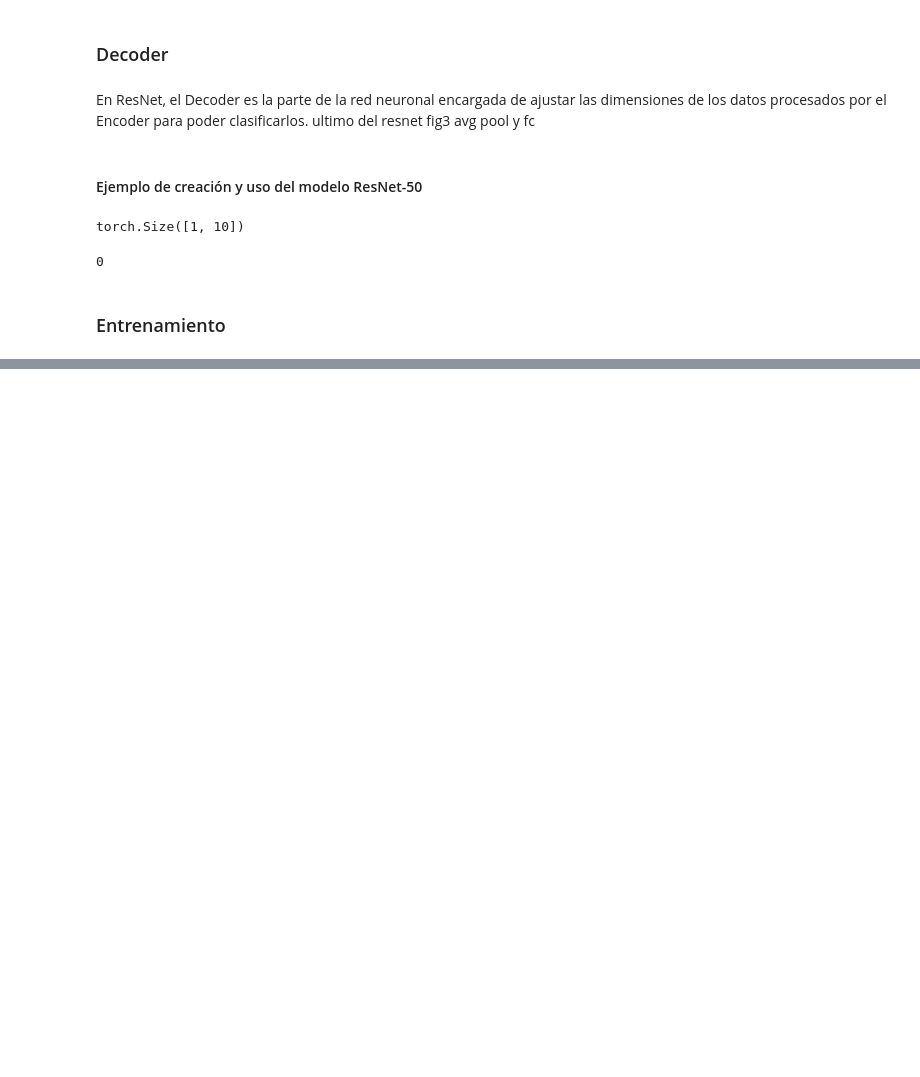
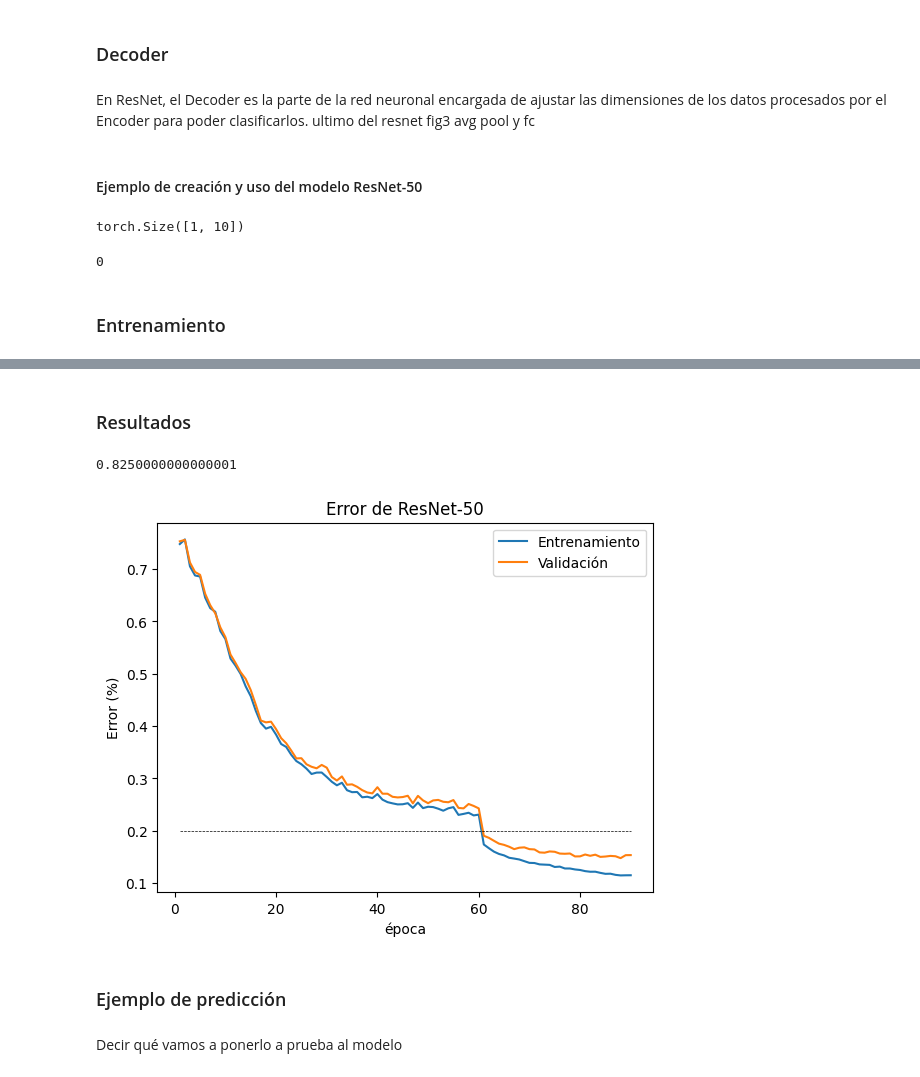
Before and after one commit to NathanKosoi/ConvNeXt-tesis, a Jupyter notebook: modelos/ResNet-50.ipynb, the cells around one changed output, grey strips where cells are left out. Cells and saved outputs as stored; diff of their text form; code cells hidden in the pictures; blank space fills up the shorter version.

```diff
--- a/modelos/ResNet-50.ipynb
+++ b/modelos/ResNet-50.ipynb
@@ -100,10 +100,10 @@ def data_loader(data_dir,
 
 # Aplicamos la función para cargar los datos de CIFAR-10, los guardamos en el directorio actual
 train_loader, valid_loader = data_loader(data_dir='./data',
-                                         batch_size=128)
+                                         batch_size=64)
 
 test_loader = data_loader(data_dir='./data',
-                              batch_size=128,
+                              batch_size=64,
                               test=True)
 cifar10_classes = ('plane', 'car', 'bird', 'cat', 'deer', 'dog', 'frog', 'horse', 'ship', 'truck')
 # %% [output]
@@ -287,14 +281,0 @@ test_accuracy = []
-# %%
-# hiperparámetros
-num_classes = 10
-num_epochs = 90
-
-model = ResNet(in_channels=3, n_classes = 10, stem_features=16, depths=[3,4,6,4], widths=[16, 32, 64, 128]).to(device)
-
-optimizer = optim.SGD(
-        params=model.parameters(),
-        lr=0.1,
-        momentum=0.9,
-        weight_decay=0.0001)
-criterion = nn.CrossEntropyLoss()
-lr_scheduler = torch.optim.lr_scheduler.CosineAnnealingLR(optimizer, T_max=90)
@@ -440,0 +387,5 @@ results
+# %%
+# repetimos 3 veces el experimento
+model1, training1, validation1, test1, loss1 = entrenamiento()
+model2, training2, validation2, test2, loss2 = entrenamiento()
+model3, training3, validation3, test3, loss3 = entrenamiento()
@@ -440,0 +413,2 @@ results
+# %% [markdown]
+### Resultados
@@ -440,0 +439,29 @@ results
+# %%
+# Accuracy
+accuracy = (results1["Test"].max() + results2["Test"].max() + results3["Test"].max())/3
+print(accuracy)
+# %% [output]
+0.8250000000000001
+# %%
+# graficar resultados
+import matplotlib.pyplot as plt
+
+x_axis = np.arange(90)+1
+validation_err = 1- (np.array(validation1) + np.array(validation2) + np.array(validation3) )/3
+train_err = 1- (np.array(training1)+np.array(training2)+np.array(training3))/3
+
+plt.plot(x_axis, train_err)
+plt.plot(x_axis, validation_err)
+plt.plot(x_axis, np.ones(90)*0.2, 'k--', linewidth = 0.5)
+plt.title("Error de ResNet-50")
+plt.ylabel('Error (%)')
+plt.xlabel('época')
+plt.legend(['Entrenamiento', 'Validación'], loc='upper right')
+plt.show()
+plt.close()
+# %% [output]
+[figure, added]
+# %% [markdown]
+### Ejemplo de predicción
+# %% [markdown]
+Decir qué vamos a ponerlo a prueba al modelo
```
Also changed, not shown: parts of 20 cells of this notebook, 15 other files.
